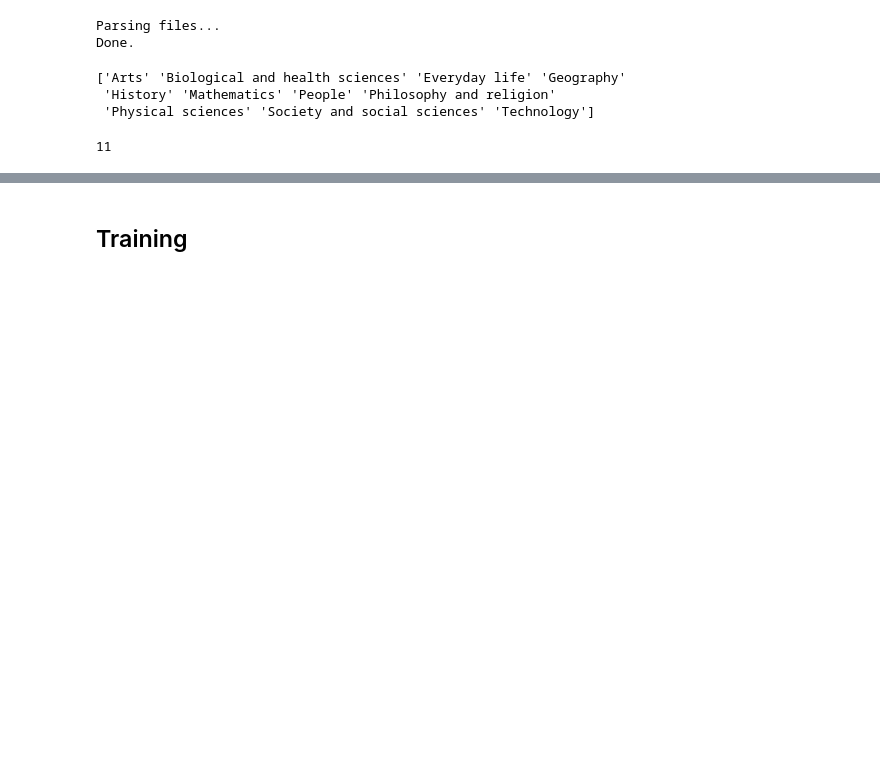
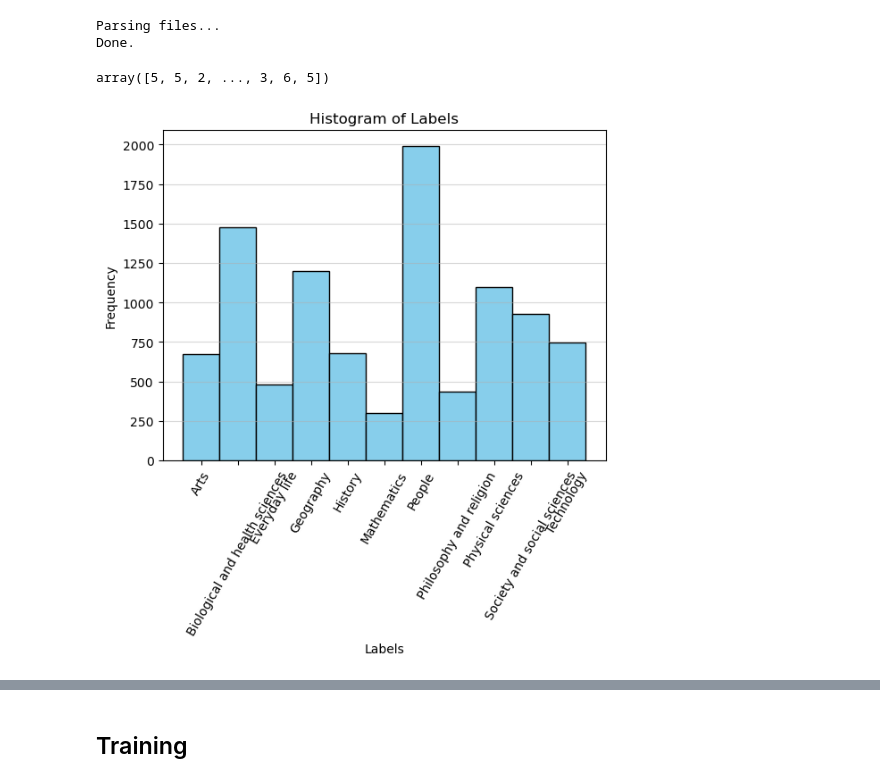
Before and after one commit to RomanPlaud/internship-onepoint-telecom, a Jupyter notebook: notebook_thomas.ipynb, the cells around one changed output, grey strips where cells are left out. Saved outputs shown, nothing was run; the diff lists cells and outputs as text; code cells hidden in the pictures; blank space fills up the shorter version.

```diff
--- a/notebook_thomas.ipynb
+++ b/notebook_thomas.ipynb
@@ -30,16 +29,49 @@ def get_labels(labels_hierarchy, names_labels_hierarchy, depth=1, sep='|||'):
     index = np.array([names_depth_index[name] for name in names_depth])
     labels = index[labels_hierarchy]
     names_labels = np.array(list(names_depth_index))
-    return labels, names_labels
+    return np.array(labels), names_labels
 # %%
 labels, names_labels = get_labels(labels_hierarchy, names_labels_hierarchy)
+# %%
+labels
+# %% [output]
+array([5, 5, 2, ..., 3, 6, 5])
+# %%
+import numpy as np
+import matplotlib.pyplot as plt
+
+# Assuming you have your labels in a variable named "labels"
+# Assuming you have the corresponding class names in a variable named "class_names"
+
+# Calculate the number of bins based on the unique labels
+num_bins = len(set(names_labels))
+
+# Plot the histogram
+n, bins, patches = plt.hist(labels, bins=num_bins, color='skyblue', edgecolor='black')
+print(bins)
+
+# Customize the plot
+plt.title('Histogram of Labels')
+plt.xlabel('Labels')
+plt.ylabel('Frequency')
+
+# Add grid lines
+plt.grid(axis='y', alpha=0.5)
+
+# Calculate bin centers
+bin_centers = 0.5 * (bins[:-1] + bins[1:])
+
+# Adjust x-axis ticks with class names below each bin
+plt.xticks(bin_centers, names_labels, rotation=60)
+
+# Show the plot
+plt.show()
+# %% [output]
+[figure, added]
 # %%
-print(names_labels)
+from sklearn.manifold import TSNE
+tsne = TSNE(n_components=2)
+
+# transform biadjacency matrix into a dense matrix
+biadjacency = biadjacency.toarray()
+tsne_results = tsne.fit_transform(biadjacency)
-# %% [output]
-['Arts' 'Biological and health sciences' 'Everyday life' 'Geography'
- 'History' 'Mathematics' 'People' 'Philosophy and religion'
- 'Physical sciences' 'Society and social sciences' 'Technology']
-# %%
-len(np.unique(labels))
-# %% [output]
-11
```
Also changed, not shown: parts of 13 cells of this notebook, 4 other files.
